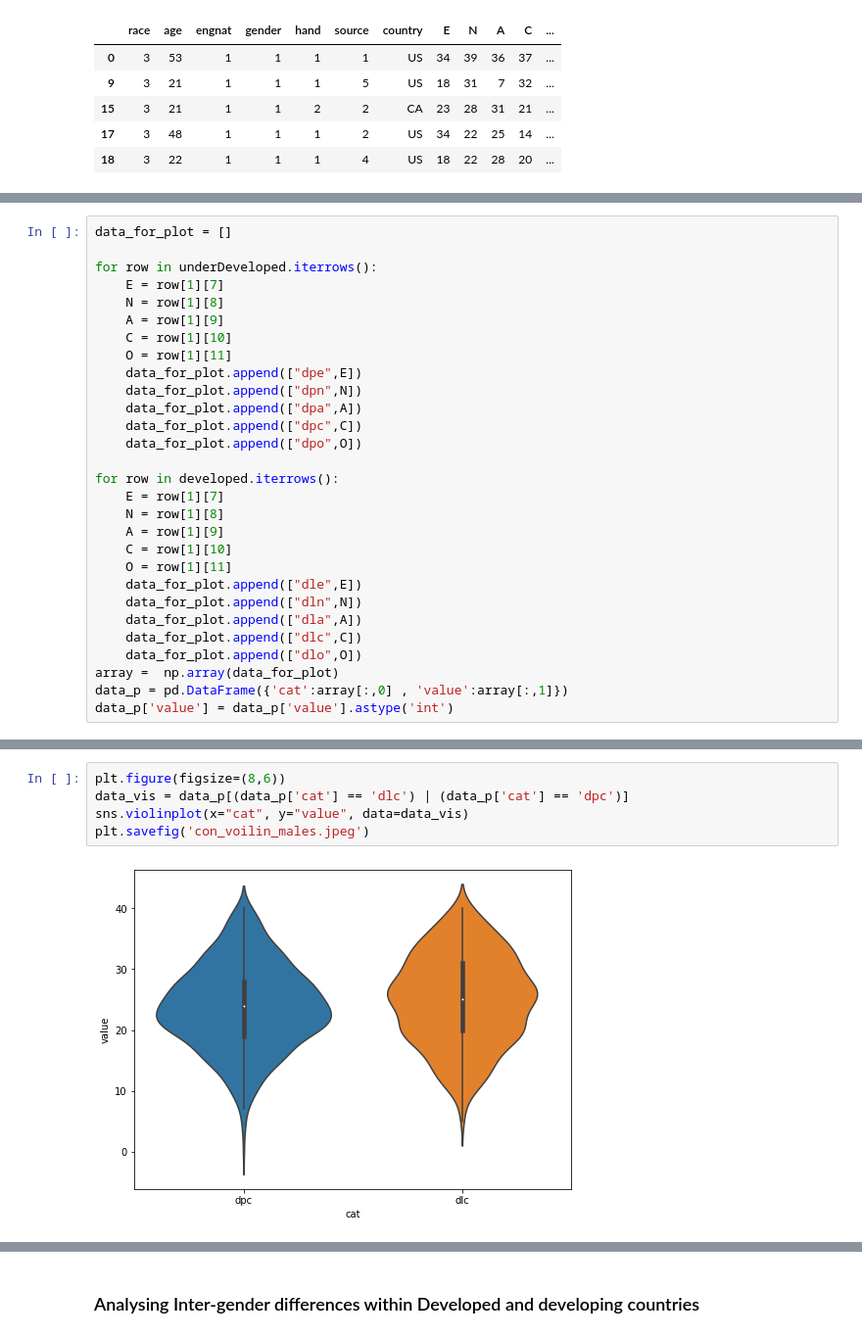
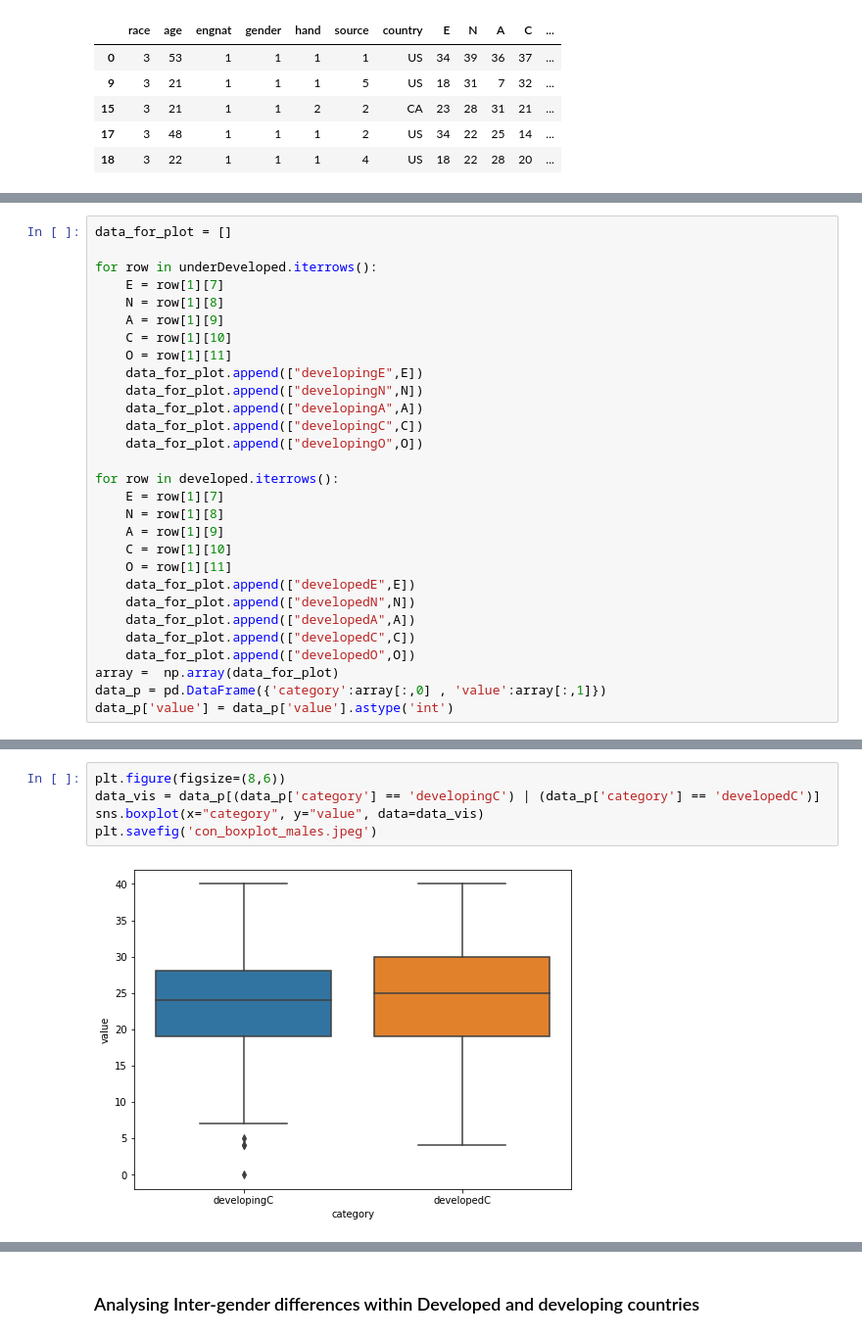
Before and after one commit to bhoomeendra/BRSM, a Jupyter notebook: Project.ipynb, the cells around one changed output, grey strips where cells are left out. Shown at 98% size. Saved outputs shown, nothing was run; the diff lists cells and outputs as text.

```diff
--- a/Project.ipynb
+++ b/Project.ipynb
@@ -449,11 +447,11 @@ for row in underDeveloped.iterrows():
     A = row[1][9]
     C = row[1][10]
     O = row[1][11]
-    data_for_plot.append(["dpe",E])
-    data_for_plot.append(["dpn",N])
-    data_for_plot.append(["dpa",A])
-    data_for_plot.append(["dpc",C])
-    data_for_plot.append(["dpo",O])
+    data_for_plot.append(["developingE",E])
+    data_for_plot.append(["developingN",N])
+    data_for_plot.append(["developingA",A])
+    data_for_plot.append(["developingC",C])
+    data_for_plot.append(["developingO",O])
 
 for row in developed.iterrows():
     E = row[1][7]
@@ -461,13 +459,13 @@ for row in developed.iterrows():
     A = row[1][9]
     C = row[1][10]
     O = row[1][11]
-    data_for_plot.append(["dle",E])
-    data_for_plot.append(["dln",N])
-    data_for_plot.append(["dla",A])
-    data_for_plot.append(["dlc",C])
-    data_for_plot.append(["dlo",O])
+    data_for_plot.append(["developedE",E])
+    data_for_plot.append(["developedN",N])
+    data_for_plot.append(["developedA",A])
+    data_for_plot.append(["developedC",C])
+    data_for_plot.append(["developedO",O])
 array =  np.array(data_for_plot)
-data_p = pd.DataFrame({'cat':array[:,0] , 'value':array[:,1]})
+data_p = pd.DataFrame({'category':array[:,0] , 'value':array[:,1]})
 data_p['value'] = data_p['value'].astype('int')
 # %%
 plt.figure(figsize=(8,6))
@@ -479,9 +477,9 @@ plt.savefig('open_voilin_males.jpeg')
 # %%
 plt.figure(figsize=(8,6))
-data_vis = data_p[(data_p['cat'] == 'dlc') | (data_p['cat'] == 'dpc')]
-sns.violinplot(x="cat", y="value", data=data_vis)
-plt.savefig('con_voilin_males.jpeg')
+data_vis = data_p[(data_p['category'] == 'developingC') | (data_p['category'] == 'developedC')]
+sns.boxplot(x="category", y="value", data=data_vis)
+plt.savefig('con_boxplot_males.jpeg')
 # %% [output]
-[figure, old version]
+[figure, new version]
 # %%
 plt.figure(figsize=(8,6))
```
Also changed, not shown: parts of 30 cells of this notebook, 12 other files.
